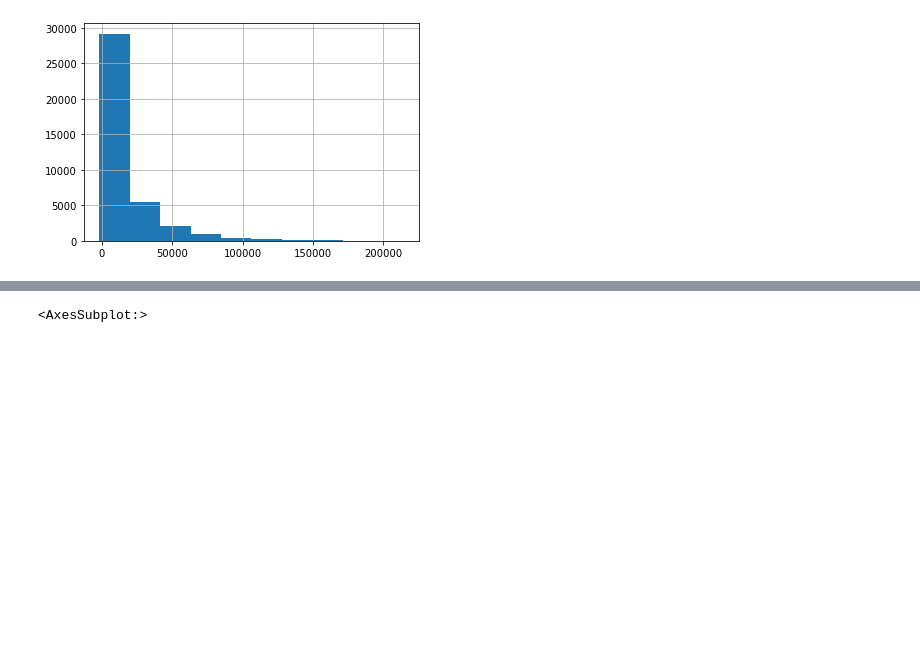
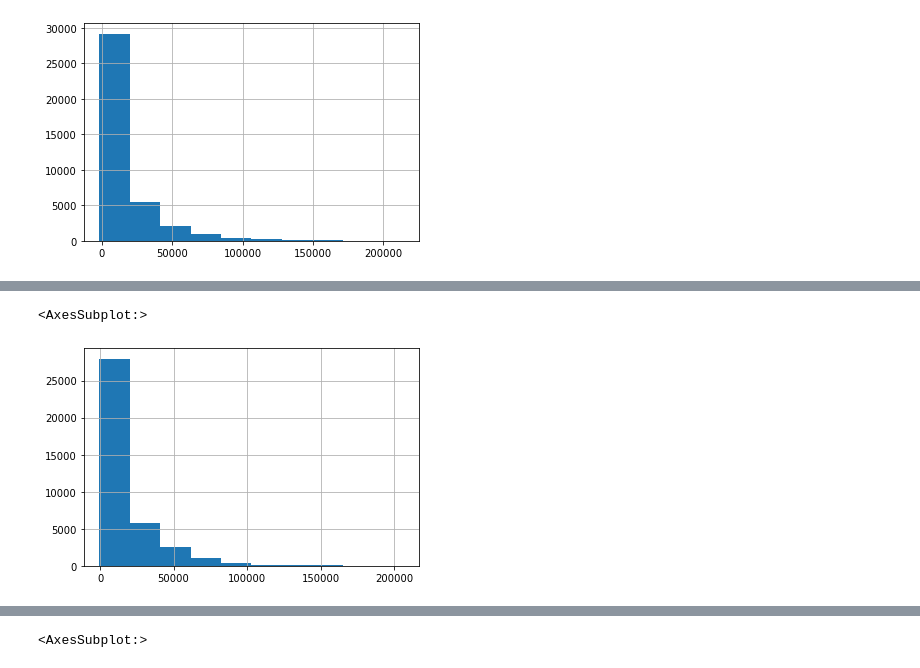
Before and after one commit to joann-balraj/Walmart_Analysis, a Jupyter notebook: Workbook.ipynb, the cells around one changed output, grey strips where cells are left out. Cells and saved outputs as stored; diff of their text form; code cells hidden in the pictures; blank space fills up the shorter version.

```diff
--- a/Workbook.ipynb
+++ b/Workbook.ipynb
@@ -177,0 +188,5 @@ March.Weekly_Sales.hist()
+# %%
+June.Weekly_Sales.hist()
+# %% [output]
+<AxesSubplot:>
+[figure, added]
```
Also changed, not shown: parts of 7 cells of this notebook.
